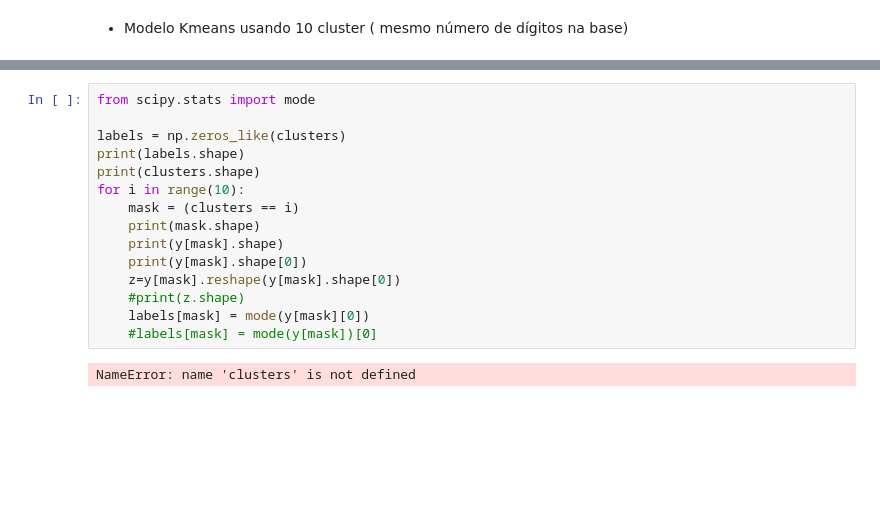
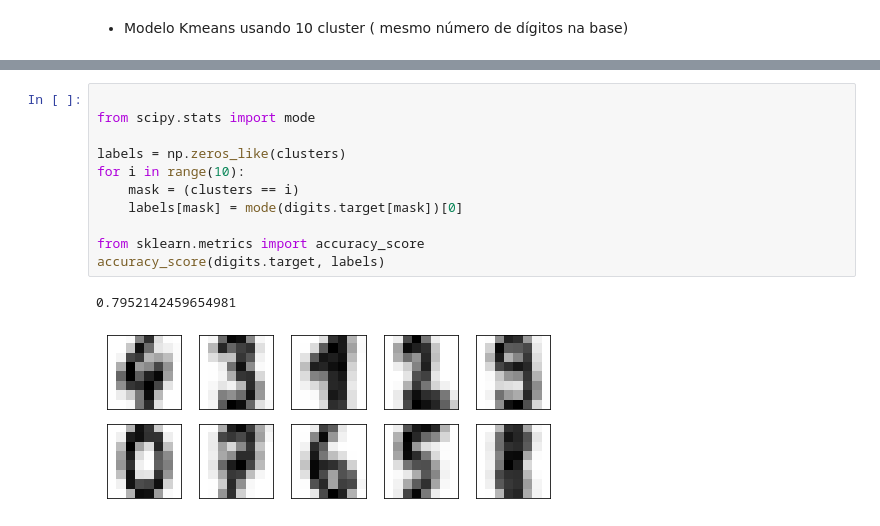
Before and after one commit to JoseCarlos458/14-aprendizagem-estatistica-agrupamento, a Jupyter notebook: src/agrupamento.ipynb, the cells around one changed output, grey strips where cells are left out. Saved outputs shown, nothing was run; the diff lists cells and outputs as text; blank space fills up the shorter version.

```diff
--- a/src/agrupamento.ipynb
+++ b/src/agrupamento.ipynb
@@ -435,17 +431,14 @@ ValueError: cannot reshape array of size 16 into shape (10,28,28)
 # %%
+
 from scipy.stats import mode
 
 labels = np.zeros_like(clusters)
-print(labels.shape)
-print(clusters.shape)
 for i in range(10):
     mask = (clusters == i)
-    print(mask.shape)
-    print(y[mask].shape)
-    print(y[mask].shape[0])
-    z=y[mask].reshape(y[mask].shape[0])
-    #print(z.shape)
-    labels[mask] = mode(y[mask][0])
-    #labels[mask] = mode(y[mask])[0]
+    labels[mask] = mode(digits.target[mask])[0]
+
+from sklearn.metrics import accuracy_score
+accuracy_score(digits.target, labels)
 # %% [output]
-NameError: name 'clusters' is not defined
+0.7952142459654981
+[figure, added]
```
Also changed, not shown: parts of 26 cells of this notebook.
